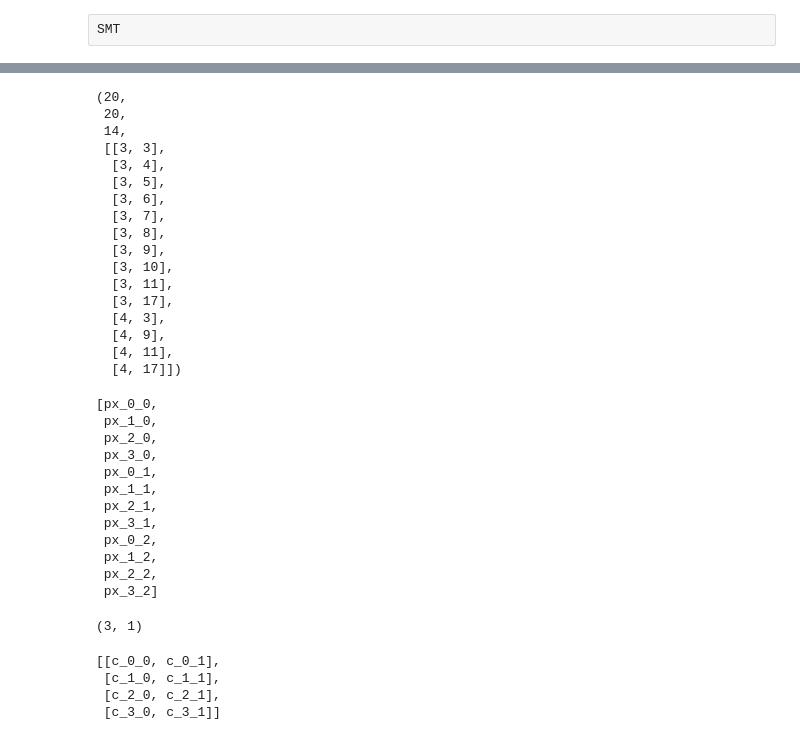
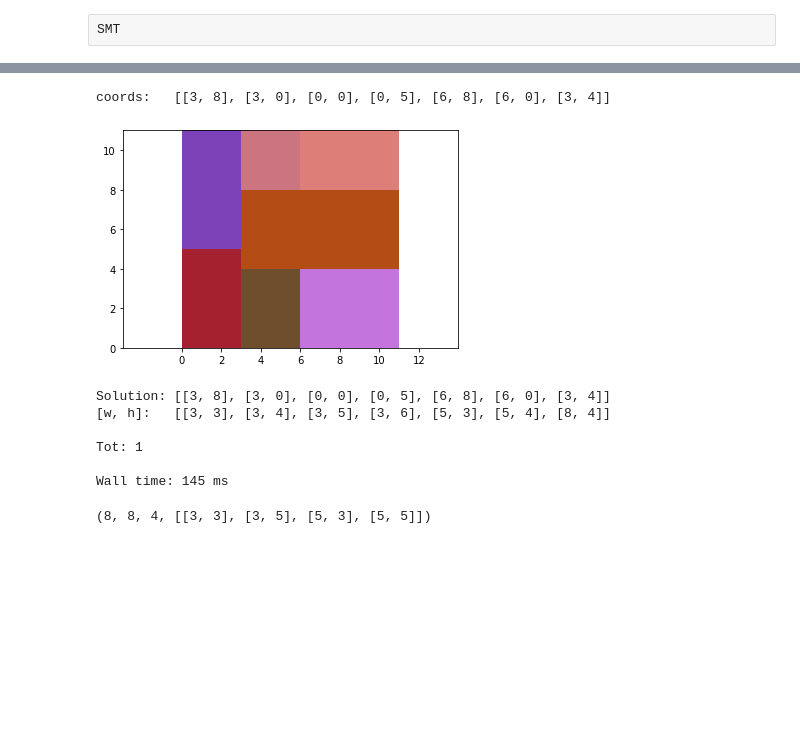
Before and after one commit to VforV93/Present-Wrapping-Problem-Project, a Jupyter notebook: PWP.ipynb, the cells around one changed output, grey strips where cells are left out. Saved outputs shown, nothing was run; the diff lists cells and outputs as text; code cells hidden in the pictures; blank space fills up the shorter version.

Commit message:
create model 2 smt

```diff
--- a/PWP.ipynb
+++ b/PWP.ipynb
@@ -570,5 +767,25 @@ SMT
+# %%
+%%time
+s = Solver()
+s.add(domain + in_strip + l_prova + u_prova + e_dom + f_dom + px_t + py_t + o_e_px + o_e_py + n_o_1 + n_o_2_1 + n_o_2_2 + n_o_2_3 + n_o_2_4) #overflow + intersection)
+s.check()
+sol = s.model()
+solution=[[sol[q[i][0]].as_long(), sol[q[i][1]].as_long()] for i in range(n_pieces)]
+
+
+prova = {'q': solution}
+print_solutions(prova, {'w': pr_w, 'h': pr_h, 'n': n_pieces, 'p': L})
+# %% [output]
+coords:   [[3, 8], [3, 0], [0, 0], [0, 5], [6, 8], [6, 0], [3, 4]]
+[figure, added]
+Solution: [[3, 8], [3, 0], [0, 0], [0, 5], [6, 8], [6, 0], [3, 4]]
+[w, h]:   [[3, 3], [3, 4], [3, 5], [3, 6], [5, 3], [5, 4], [8, 4]]
+
+Tot: 1
+
+Wall time: 145 ms
 # %%
-instance = "20x20"
+instance = "8x8"
 path = f"CP/src/{instance}.txt"
 pr_w, pr_h, n_pieces, L = read_instance(path)
 
@@ -578,20 +795,4 @@ decr_order = True
 #L = order_pieces(unordered_pieces, reverse=decr_order)
 pr_w, pr_h, n_pieces, L
 # %% [output]
-(20,
- 20,
- 14,
- [[3, 3],
-  [3, 4],
-  [3, 5],
-  [3, 6],
-  [3, 7],
-  [3, 8],
-  [3, 9],
-  [3, 10],
-  [3, 11],
-  [3, 17],
-  [4, 3],
-  [4, 9],
-  [4, 11],
-  [4, 17]])
+(8, 8, 4, [[3, 3], [3, 5], [5, 3], [5, 5]])
@@ -668,40 +798,0 @@ n_o_1 = [ And(
-# %%
-px
-# %% [output]
-[px_0_0,
- px_1_0,
- px_2_0,
- px_3_0,
- px_0_1,
- px_1_1,
- px_2_1,
- px_3_1,
- px_0_2,
- px_1_2,
- px_2_2,
- px_3_2]
-# %%
-max_e, max_f
-# %% [output]
-(3, 1)
-# %%
-def z3max(x,y):
-    return If(x > y, x, y)
-
-def z3min(x,y):
-    return If(x < y, x, y)
-
-bl_corners= [ [ Int("c_%s_%s" % (i, j)) for j in range(2) ] for i in range(n_pieces) ]
-domain = [And(0<=bl_corners[i][0],bl_corners[i][0]<pr_w,0<=bl_corners[i][1],bl_corners[i][1]< pr_h) for i in range(n_pieces)]
-overflow = [And(bl_corners[i][0]+L[i][0]<=pr_w,bl_corners[i][1]+L[i][1]<=pr_h) for i in range(n_pieces)]
-pp(bl_corners)
-intersection = [ And(
-    Or(
-        z3max(bl_corners[i][0],bl_corners[j][0])>=z3min(bl_corners[i][0]+L[i][0],bl_corners[j][0]+L[j][0]),
-        z3max(bl_corners[i][1],bl_corners[j][1])>=z3min(bl_corners[i][1]+L[i][1],bl_corners[j][1]+L[j][1])
-     )) for i in range(n_pieces) for j in range(i+1,n_pieces) ]
-# %% [output]
-[[c_0_0, c_0_1],
- [c_1_0, c_1_1],
- [c_2_0, c_2_1],
- [c_3_0, c_3_1]]
```
Also changed, not shown: parts of 8 cells of this notebook.
